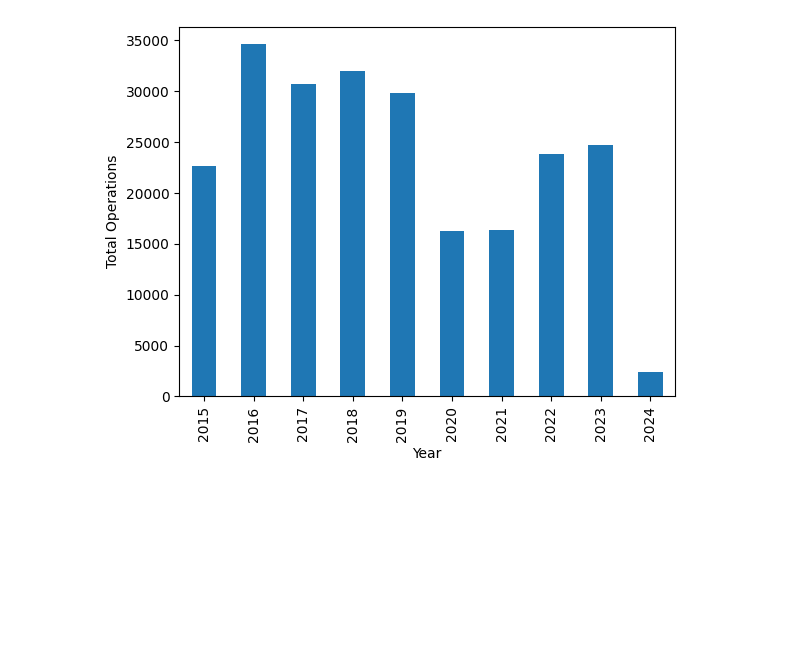
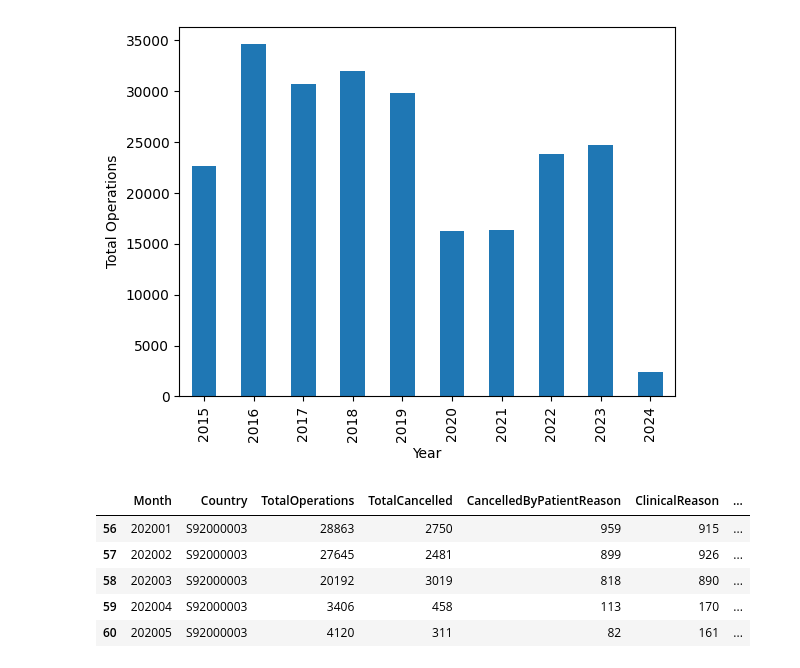
Before and after one commit to misha7b/FDS3, a Jupyter notebook: fds.ipynb, the cells around one changed output. Drawn from its saved outputs; the diff is of its cells as text; code cells hidden in the pictures; blank space fills up the shorter version.

```diff
--- a/fds.ipynb
+++ b/fds.ipynb
@@ -277,3 +277,15 @@ plt.ylabel('Total Operations')
 plt.show()
 # %% [output]
 [figure]
+# %%
+#total operations in 2020 by month
+
+ops_2020 = data[data['Year'] == '2020']
+ops_2020.head()
+# %% [output]
+|  | Month | Country | TotalOperations | TotalCancelled | CancelledByPatientReason | ClinicalReason | ... |
+| 56 | 202001 | S92000003 | 28863 | 2750 | 959 | 915 | ... |
+| 57 | 202002 | S92000003 | 27645 | 2481 | 899 | 926 | ... |
+| 58 | 202003 | S92000003 | 20192 | 3019 | 818 | 890 | ... |
+| 59 | 202004 | S92000003 | 3406 | 458 | 113 | 170 | ... |
+| 60 | 202005 | S92000003 | 4120 | 311 | 82 | 161 | ... |
```
Also changed, not shown: parts of 4 cells of this notebook.
